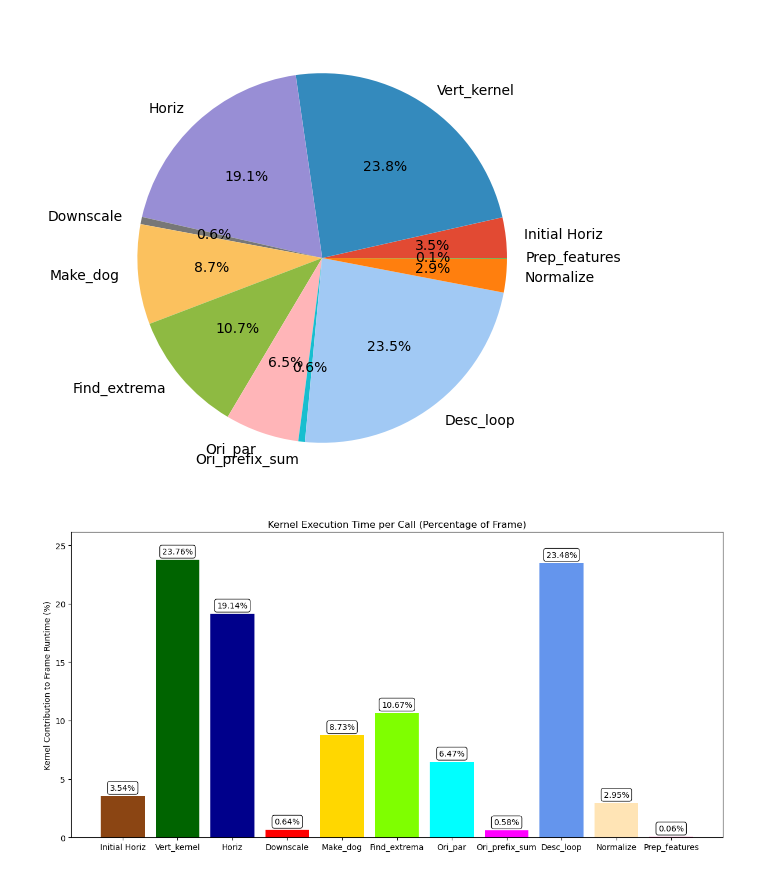
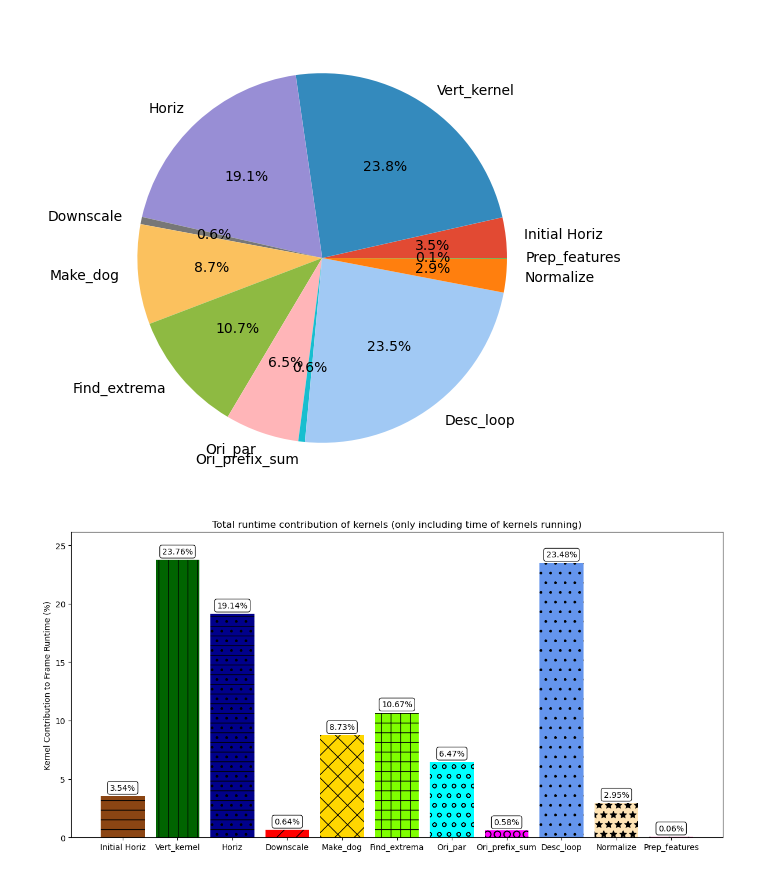
Before and after one commit to jorgenjen/sycl_popsift, a Jupyter notebook: data_visualization.ipynb, the cells around one changed output. Saved outputs shown, nothing was run; the diff lists cells and outputs as text; code cells hidden in the pictures.

Commit message:
Add better bar plots

```diff
--- a/data_visualization.ipynb
+++ b/data_visualization.ipynb
@@ -649,15 +649,17 @@ colors_2 = [
     '#ff69b4'   #hotpink
 ]
 
-def get_kernel_colors(colors, k_times):
+patterns = ['-', '|', '-.', '/', 'x', '+', 'o', 'O', '.', '*', '\\']
+
+def get_kernel_colors(colors, patterns, k_times):
     kernel_colors = {}
     it = 0
     for key in k_times.keys():
-        kernel_colors[key] = colors[it]
+        kernel_colors[key] = [colors[it], patterns[it]]
         it += 1
     return kernel_colors
 
-kernel_colors = get_kernel_colors(colors_2, k_times)
+kernel_colors = get_kernel_colors(colors_2, patterns, k_times)
 # %%
 kernel_colors
 # %% [output]
@@ -675,14 +676,0 @@ kernel_colors
-# %%
-import matplotlib.pyplot as plt
-import matplotlib as mpl
-
-# Set the custom color cycle
-mpl.rcParams['axes.prop_cycle'] = mpl.cycler(color=colors)
-
-# Example plot
-for i in range(11):
-    plt.plot([0, 1], [i, i], linewidth=5)
-
-plt.ylim(-1, 11)
-plt.title("Custom 11-Color Matplotlib Scheme")
-plt.show()
@@ -771,34 +749,36 @@ def kernel_runtime_contrib_bar(k_times, k_colors, k_names_sub):
     # Just because they are separate launches
     factor = 100 / sum([data[0] for data in k_times.values()])
     contrib = [factor * k_times[k][0] for k in k_times]
-    colors = [k_colors[k] for k in k_times]
+    colors = [k_colors[k][0] for k in k_times]
+    patterns = [k_colors[k][1] for k in k_times]
+
     kernels = [k_names_sub[k] for k in k_times]
 
     fig, ax = plt.subplots(figsize=(12, 6))
-    bars = ax.bar(kernels, contrib, color=colors)
+    bars = ax.bar(kernels, contrib, color=colors, hatch=patterns)
 
     for bar, value in zip(bars, contrib):
         ax.text(
             bar.get_x() + bar.get_width() / 2,
-            bar.get_height() + 0.35,
+            bar.get_height() + max(contrib) * 0.015,
             f'{value:.2f}%',
             ha='center',
             va='bottom',
             fontsize=10,
             bbox=dict(
                 boxstyle='round,pad=0.3',
                 facecolor='white',
                 edgecolor='black',
                 linewidth=0.8
             )
         )
 
     ax.set_ylabel("Kernel Contribution to Frame Runtime (%)")
     ax.set_title("Total runtime contribution of kernels (only including time of kernels running)")
     ax.margins(y=0.1)  # Add padding above bars
     plt.tight_layout()
     plt.show()
 
 kernel_runtime_contrib_bar(k_times, kernel_colors, k_names_sub)
 # %% [output]
-[figure, old version]
+[figure, new version]
```
Also changed, not shown: parts of 8 cells of this notebook.
